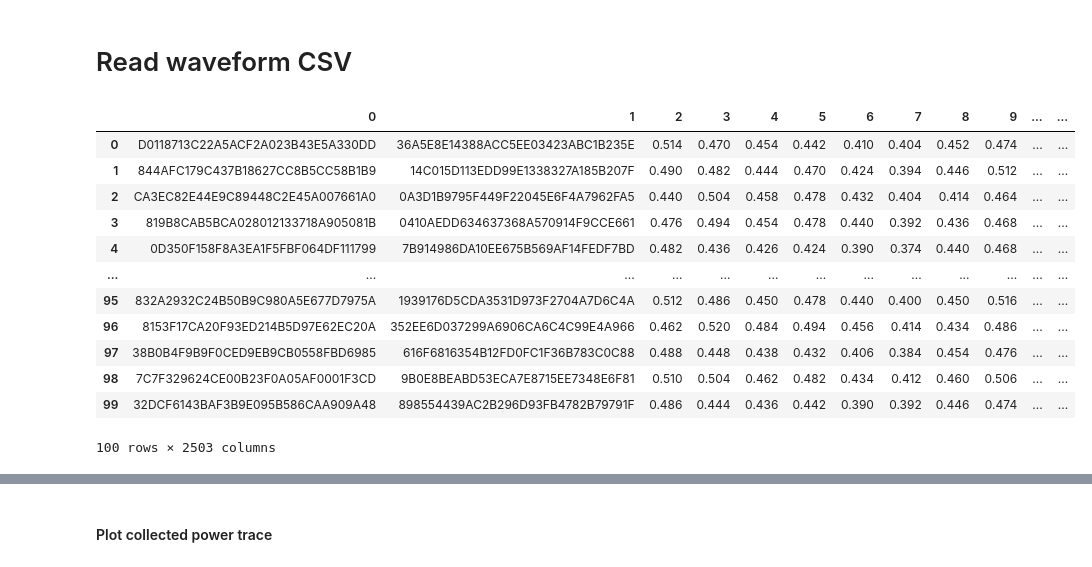
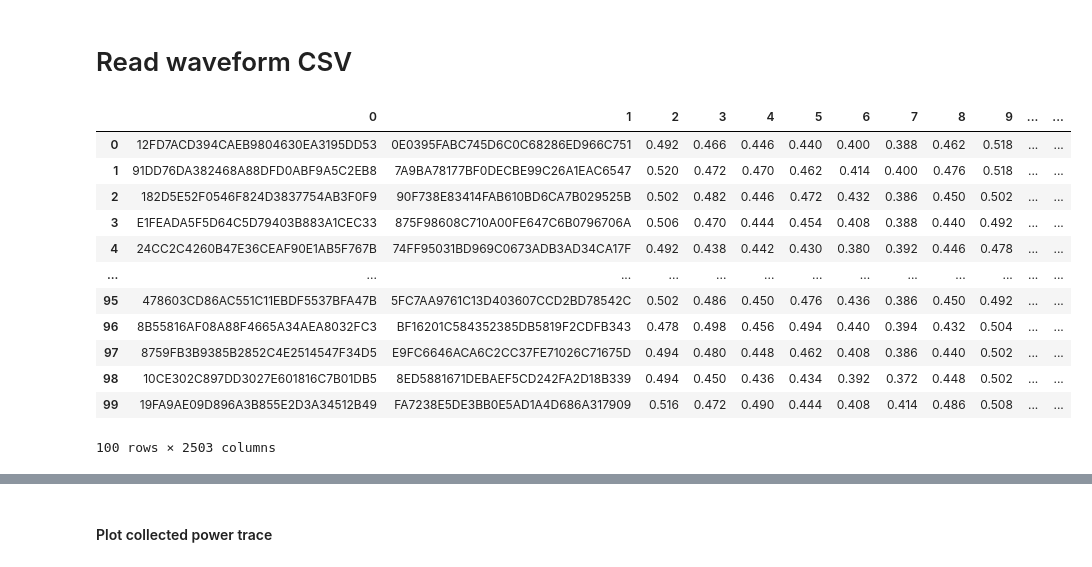
Before and after one commit to djtfoo/CPA_Implementation, a Jupyter notebook: CPA_Codes.ipynb, the cells around one changed output, grey strips where cells are left out. Drawn from its saved outputs; the diff is of its cells as text; code cells hidden in the pictures.

```diff
--- a/CPA_Codes.ipynb
+++ b/CPA_Codes.ipynb
@@ -5,21 +5,21 @@ import numpy as np
 # %% [markdown]
 # Read waveform CSV
 # %%
-waveform_data = pd.read_csv('./target_waveform.csv', header=None)
+waveform_data = pd.read_csv('./waveform.csv', header=None)
 waveform_data
 # %% [output]
 |  | 0 | 1 | 2 | 3 | 4 | 5 | 6 | 7 | 8 | 9 | ... | ... |
-| 0 | D0118713C22A5ACF2A023B43E5A330DD | 36A5E8E14388ACC5EE03423ABC1B235E | 0.514 | 0.470 | 0.454 | 0.442 | 0.410 | 0.404 | 0.452 | 0.474 | ... | ... |
-| 1 | 844AFC179C437B18627CC8B5CC58B1B9 | 14C015D113EDD99E1338327A185B207F | 0.490 | 0.482 | 0.444 | 0.470 | 0.424 | 0.394 | 0.446 | 0.512 | ... | ... |
-| 2 | CA3EC82E44E9C89448C2E45A007661A0 | 0A3D1B9795F449F22045E6F4A7962FA5 | 0.440 | 0.504 | 0.458 | 0.478 | 0.432 | 0.404 | 0.414 | 0.464 | ... | ... |
-| 3 | 819B8CAB5BCA028012133718A905081B | 0410AEDD634637368A570914F9CCE661 | 0.476 | 0.494 | 0.454 | 0.478 | 0.440 | 0.392 | 0.436 | 0.468 | ... | ... |
-| 4 | 0D350F158F8A3EA1F5FBF064DF111799 | 7B914986DA10EE675B569AF14FEDF7BD | 0.482 | 0.436 | 0.426 | 0.424 | 0.390 | 0.374 | 0.440 | 0.468 | ... | ... |
+| 0 | 12FD7ACD394CAEB9804630EA3195DD53 | 0E0395FABC745D6C0C68286ED966C751 | 0.492 | 0.466 | 0.446 | 0.440 | 0.400 | 0.388 | 0.462 | 0.518 | ... | ... |
+| 1 | 91DD76DA382468A88DFD0ABF9A5C2EB8 | 7A9BA78177BF0DECBE99C26A1EAC6547 | 0.520 | 0.472 | 0.470 | 0.462 | 0.414 | 0.400 | 0.476 | 0.518 | ... | ... |
+| 2 | 182D5E52F0546F824D3837754AB3F0F9 | 90F738E83414FAB610BD6CA7B029525B | 0.502 | 0.482 | 0.446 | 0.472 | 0.432 | 0.386 | 0.450 | 0.502 | ... | ... |
+| 3 | E1FEADA5F5D64C5D79403B883A1CEC33 | 875F98608C710A00FE647C6B0796706A | 0.506 | 0.470 | 0.444 | 0.454 | 0.408 | 0.388 | 0.440 | 0.492 | ... | ... |
+| 4 | 24CC2C4260B47E36CEAF90E1AB5F767B | 74FF95031BD969C0673ADB3AD34CA17F | 0.492 | 0.438 | 0.442 | 0.430 | 0.380 | 0.392 | 0.446 | 0.478 | ... | ... |
 | ... | ... | ... | ... | ... | ... | ... | ... | ... | ... | ... | ... | ... |
-| 95 | 832A2932C24B50B9C980A5E677D7975A | 1939176D5CDA3531D973F2704A7D6C4A | 0.512 | 0.486 | 0.450 | 0.478 | 0.440 | 0.400 | 0.450 | 0.516 | ... | ... |
-| 96 | 8153F17CA20F93ED214B5D97E62EC20A | 352EE6D037299A6906CA6C4C99E4A966 | 0.462 | 0.520 | 0.484 | 0.494 | 0.456 | 0.414 | 0.434 | 0.486 | ... | ... |
-| 97 | 38B0B4F9B9F0CED9EB9CB0558FBD6985 | 616F6816354B12FD0FC1F36B783C0C88 | 0.488 | 0.448 | 0.438 | 0.432 | 0.406 | 0.384 | 0.454 | 0.476 | ... | ... |
-| 98 | 7C7F329624CE00B23F0A05AF0001F3CD | 9B0E8BEABD53ECA7E8715EE7348E6F81 | 0.510 | 0.504 | 0.462 | 0.482 | 0.434 | 0.412 | 0.460 | 0.506 | ... | ... |
-| 99 | 32DCF6143BAF3B9E095B586CAA909A48 | 898554439AC2B296D93FB4782B79791F | 0.486 | 0.444 | 0.436 | 0.442 | 0.390 | 0.392 | 0.446 | 0.474 | ... | ... |
+| 95 | 478603CD86AC551C11EBDF5537BFA47B | 5FC7AA9761C13D403607CCD2BD78542C | 0.502 | 0.486 | 0.450 | 0.476 | 0.436 | 0.386 | 0.450 | 0.492 | ... | ... |
+| 96 | 8B55816AF08A88F4665A34AEA8032FC3 | BF16201C584352385DB5819F2CDFB343 | 0.478 | 0.498 | 0.456 | 0.494 | 0.440 | 0.394 | 0.432 | 0.504 | ... | ... |
+| 97 | 8759FB3B9385B2852C4E2514547F34D5 | E9FC6646ACA6C2CC37FE71026C71675D | 0.494 | 0.480 | 0.448 | 0.462 | 0.408 | 0.386 | 0.440 | 0.502 | ... | ... |
+| 98 | 10CE302C897DD3027E601816C7B01DB5 | 8ED5881671DEBAEF5CD242FA2D18B339 | 0.494 | 0.450 | 0.436 | 0.434 | 0.392 | 0.372 | 0.448 | 0.502 | ... | ... |
+| 99 | 19FA9AE09D896A3B855E2D3A34512B49 | FA7238E5DE3BB0E5AD1A4D686A317909 | 0.516 | 0.472 | 0.490 | 0.444 | 0.408 | 0.414 | 0.486 | 0.508 | ... | ... |
 100 rows × 2503 columns
 # %%
 # for 1 byte, find the corresponding key byte
```
Also changed, not shown: parts of 3 cells of this notebook.
